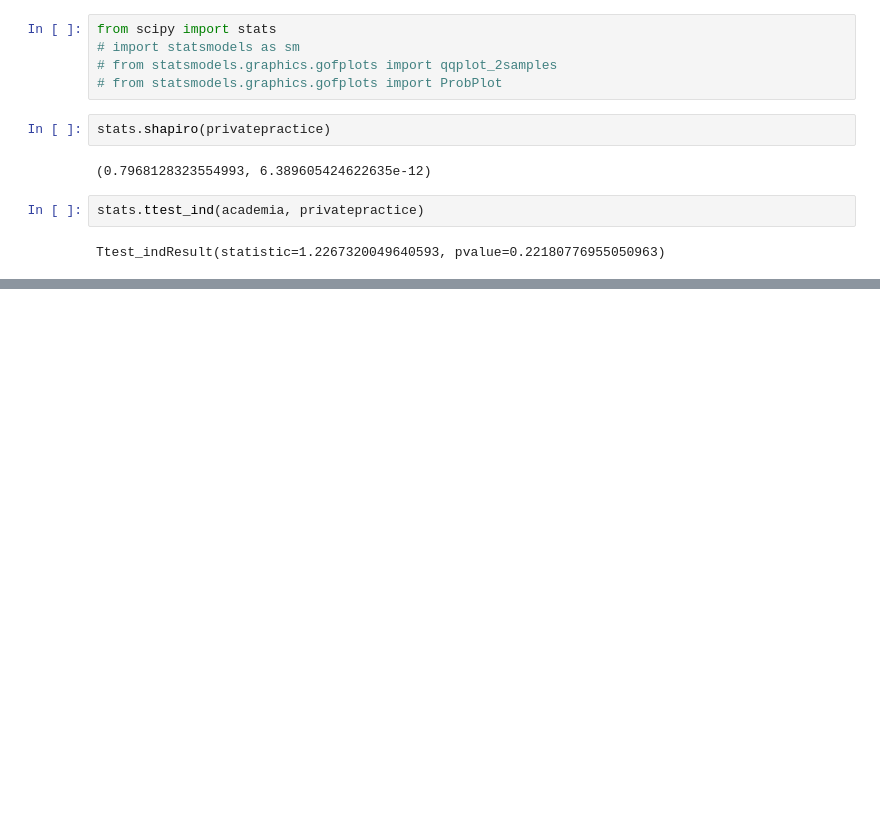
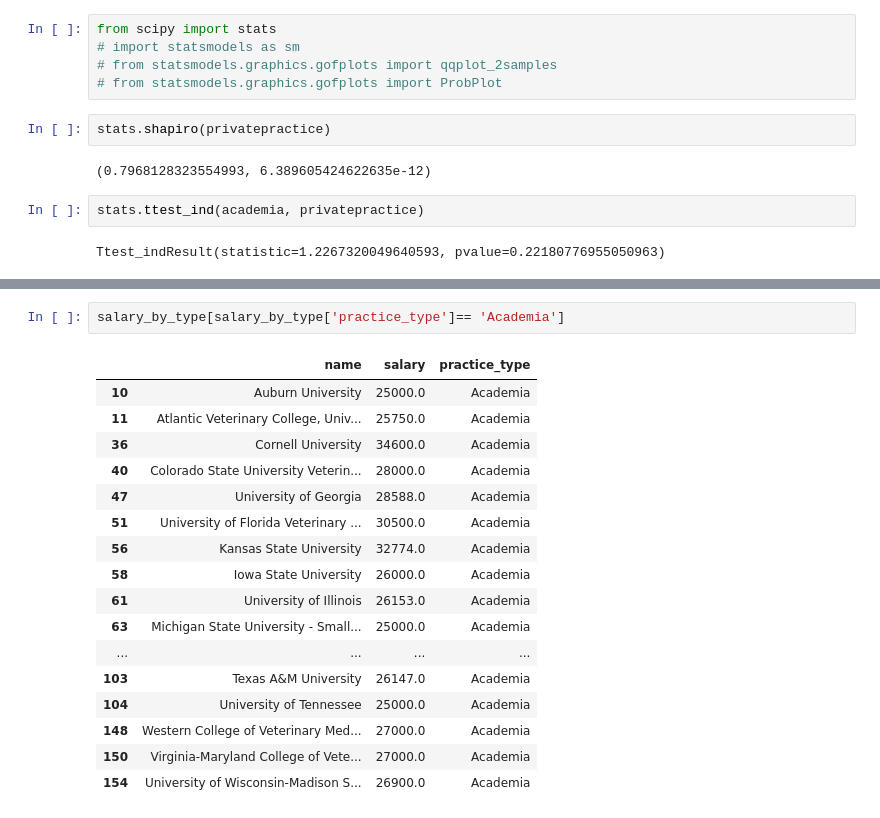
Before and after one commit to tcdvm/virmp, a Jupyter notebook: analysis/VIRMP.ipynb, the cells around one changed output, grey strips where cells are left out. Saved outputs shown, nothing was run; the diff lists cells and outputs as text; blank space fills up the shorter version.

```diff
--- a/analysis/VIRMP.ipynb
+++ b/analysis/VIRMP.ipynb
@@ -288,0 +309,20 @@ Ttest_indResult(statistic=1.2267320049640593, pvalue=0.22180776955050963)
+# %%
+salary_by_type[salary_by_type['practice_type']== 'Academia']
+# %% [output]
+|  | name | salary | practice_type |
+| 10 | Auburn University | 25000.0 | Academia |
+| 11 | Atlantic Veterinary College, Univ... | 25750.0 | Academia |
+| 36 | Cornell University | 34600.0 | Academia |
+| 40 | Colorado State University Veterin... | 28000.0 | Academia |
+| 47 | University of Georgia | 28588.0 | Academia |
+| 51 | University of Florida Veterinary ... | 30500.0 | Academia |
+| 56 | Kansas State University | 32774.0 | Academia |
+| 58 | Iowa State University | 26000.0 | Academia |
+| 61 | University of Illinois | 26153.0 | Academia |
+| 63 | Michigan State University - Small... | 25000.0 | Academia |
+| ... | ... | ... | ... |
+| 103 | Texas A&M University | 26147.0 | Academia |
+| 104 | University of Tennessee | 25000.0 | Academia |
+| 148 | Western College of Veterinary Med... | 27000.0 | Academia |
+| 150 | Virginia-Maryland College of Vete... | 27000.0 | Academia |
+| 154 | University of Wisconsin-Madison S... | 26900.0 | Academia |
```
Also changed, not shown: parts of 12 cells of this notebook.
